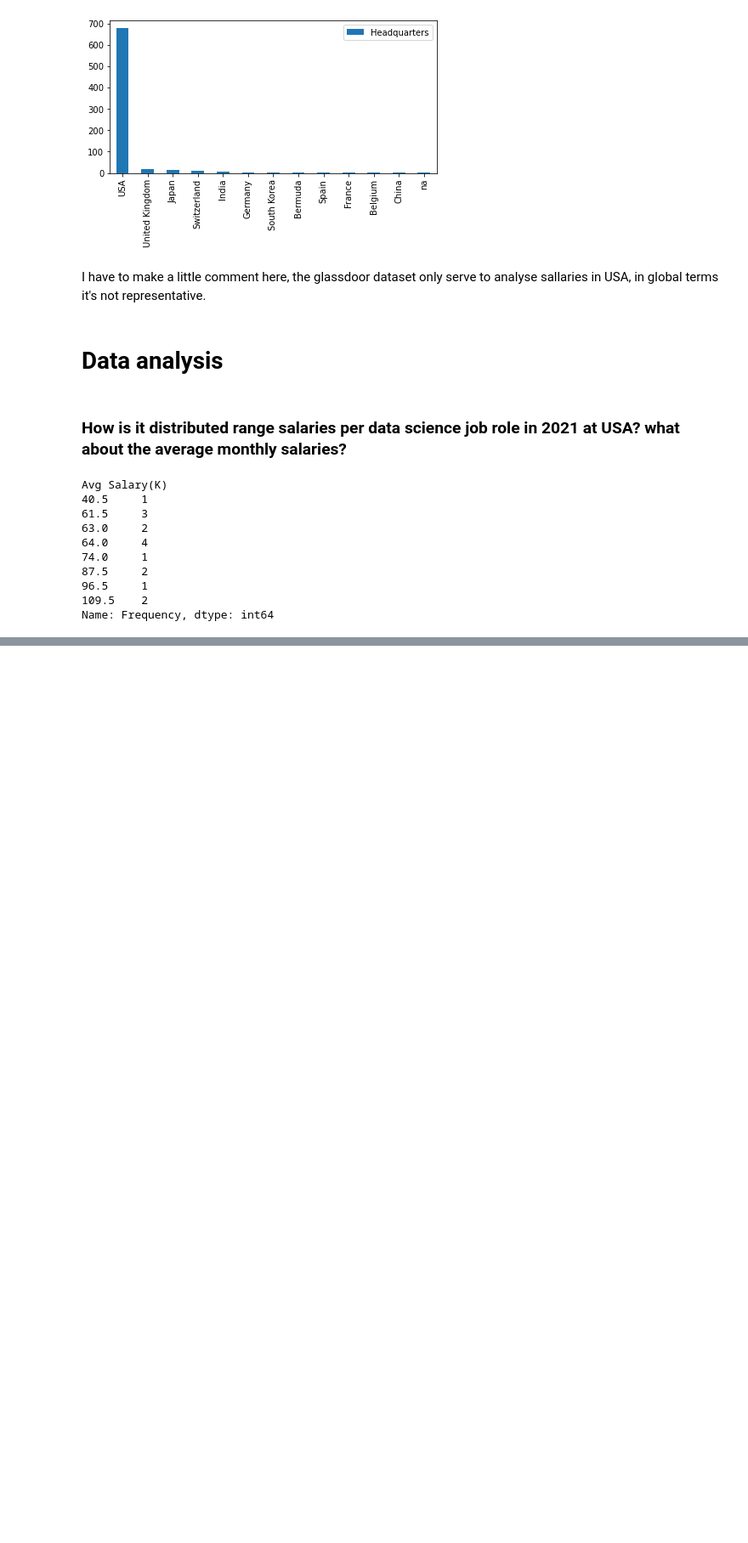
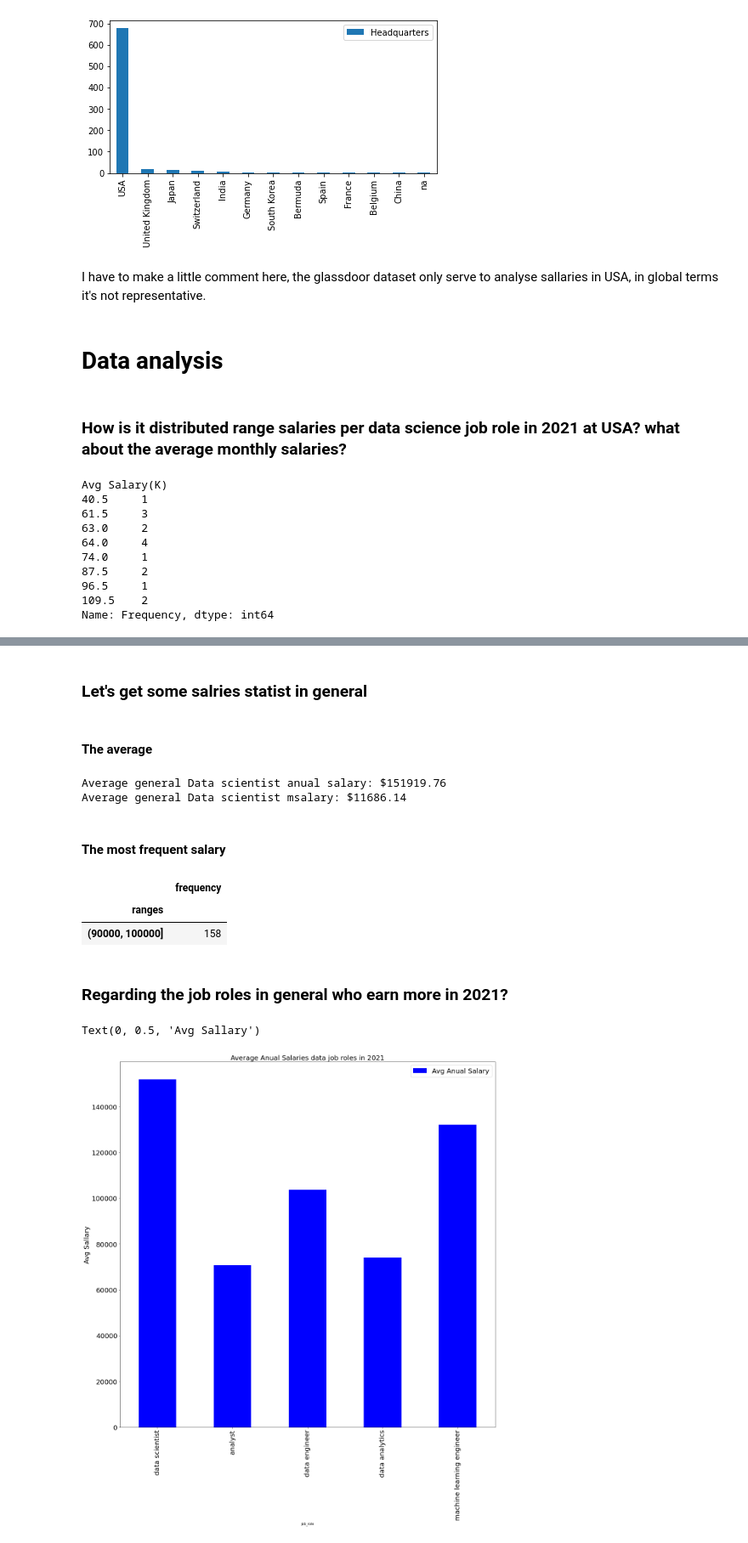
Before and after one commit to lucasvittal2/data_scientist_salaries_analysis, a Jupyter notebook: data_analysis.ipynb, the cells around one changed output, grey strips where cells are left out. Shown at 85% size. Cells and saved outputs as stored; diff of their text form; code cells hidden in the pictures; blank space fills up the shorter version.

```diff
--- a/data_analysis.ipynb
+++ b/data_analysis.ipynb
@@ -145,7 +145,9 @@ See the caveats in the documentation: https://pandas.pydata.org/pandas-docs/stab
 ## Separating columns from states in differente columns
 # %%
 glassdoor_df["Job City"] =  glassdoor_df["Location"].apply(lambda x: str(x).upper().split(',')[0].strip())
+glassdoor_df["Job State"] =  glassdoor_df["Location"].apply(lambda x: str(x).upper().split(',')[1].strip())
 h1bdata_df['Job City'] = h1bdata_df["location"].apply(lambda x: str(x).upper().split(',')[0].strip())
+h1bdata_df['Job State'] = h1bdata_df["location"].apply(lambda x: str(x).upper().split(',')[1].strip())
 # %% [markdown]
 ## Transform anual salary in month salary
 # %%
@@ -468,0 +454,2 @@ ax.tick_params(axis='both', which='major', labelsize=40)
+# %% [markdown]
+ ### Let's get some salries statist in general
@@ -468,0 +458,40 @@ ax.tick_params(axis='both', which='major', labelsize=40)
+# %% [markdown]
+#### The average
+# %%
+ds_salaries2021_df = salaries_ds_2021_df.loc['data scientist'].reset_index()
+print("Average general Data scientist anual salary: $%.2f" %round(ds_salaries2021_df['salary'].mean(),2))
+print("Average general Data scientist msalary: $%.2f" %round(ds_salaries2021_df['salary'].mean()/13,2))
+# %% [output]
+Average general Data scientist anual salary: $151919.76
+Average general Data scientist msalary: $11686.14
+# %% [markdown]
+#### The most frequent salary
+# %%
+freq_dist_annual_ranges_salary_ds_df[ freq_dist_annual_ranges_salary_ds_df['frequency'] == freq_dist_annual_ranges_salary_ds_df['frequency'].max()]
+# %% [output]
+|  | frequency |
+| ranges |  |
+| (90000, 100000] | 158 |
+# %% [markdown]
+### Regarding the job roles in general who earn more in 2021?
+# %%
+
+
+ds_avg_sal_2021 = round(ds_salaries2021_df['salary'].mean(),2)
+analyst_avg_sal_2021 = round(salary_range_groups.loc['analyst'].reset_index()['Avg Salary(K)'].mean()*1e3,2)
+data_engineer_avg_sal_2021 = round(salary_range_groups.loc['data engineer'].reset_index()['Avg Salary(K)'].mean()*1e3,2)
+data_analitics_avg_sal_2021 = round(salary_range_groups.loc['data analitics'].reset_index()['Avg Salary(K)'].mean()*1e3,2)
+machine_learning_engineer_avg_sal_2021 = round(salary_range_groups.loc['machine learning engineer'].reset_index()['Avg Salary(K)'].mean()*1e3,2)
+data = [['data scientist',ds_avg_sal_2021],['analyst',analyst_avg_sal_2021], ['data engineer',data_engineer_avg_sal_2021],['data analytics',data_analitics_avg_sal_2021],['machine learning engineer',machine_learning_engineer_avg_sal_2021] ]
+avgs_sals_df = pd.DataFrame(data, columns =['job_role', 'Avg Anual Salary'])
+
+avgs_sals_df = avgs_sals_df.set_index('job_role')
+
+ax = avgs_sals_df.plot(kind='bar', figsize=(20,20), color='blue')
+ax.tick_params(axis='both', which='major', labelsize=20)
+plt.legend(prop={'size': 20})
+plt.title("Average Anual Salaries data job roles in 2021", fontsize=20)
+plt.ylabel("Avg Sallary", fontsize=20)
+# %% [output]
+Text(0, 0.5, 'Avg Sallary')
+[figure, added]
```
Also changed, not shown: parts of 35 cells of this notebook, 2 other files.
